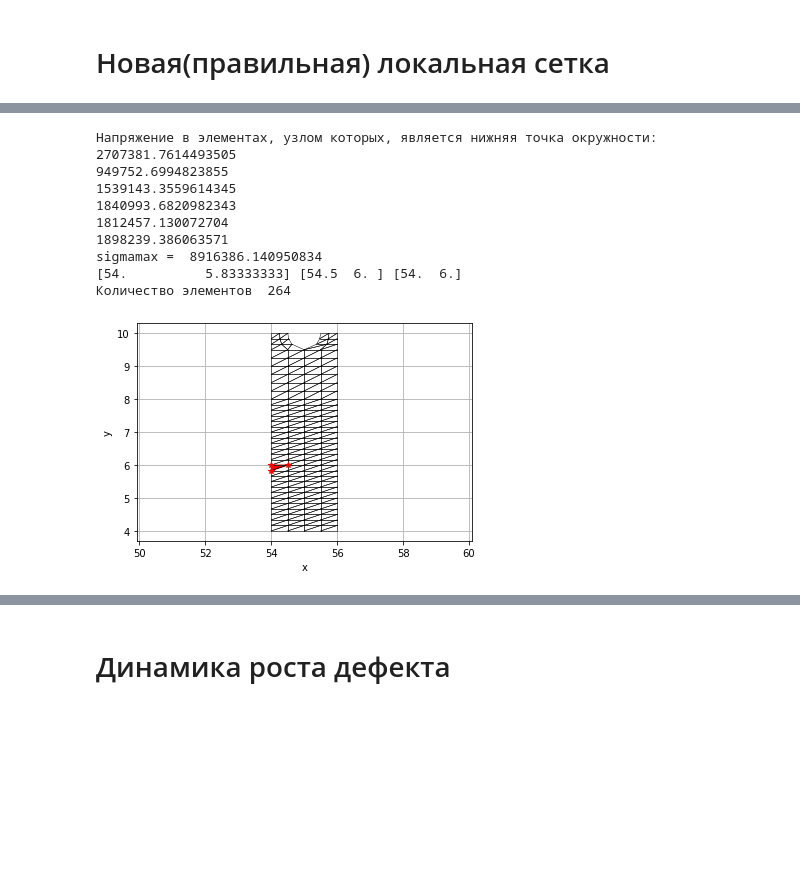
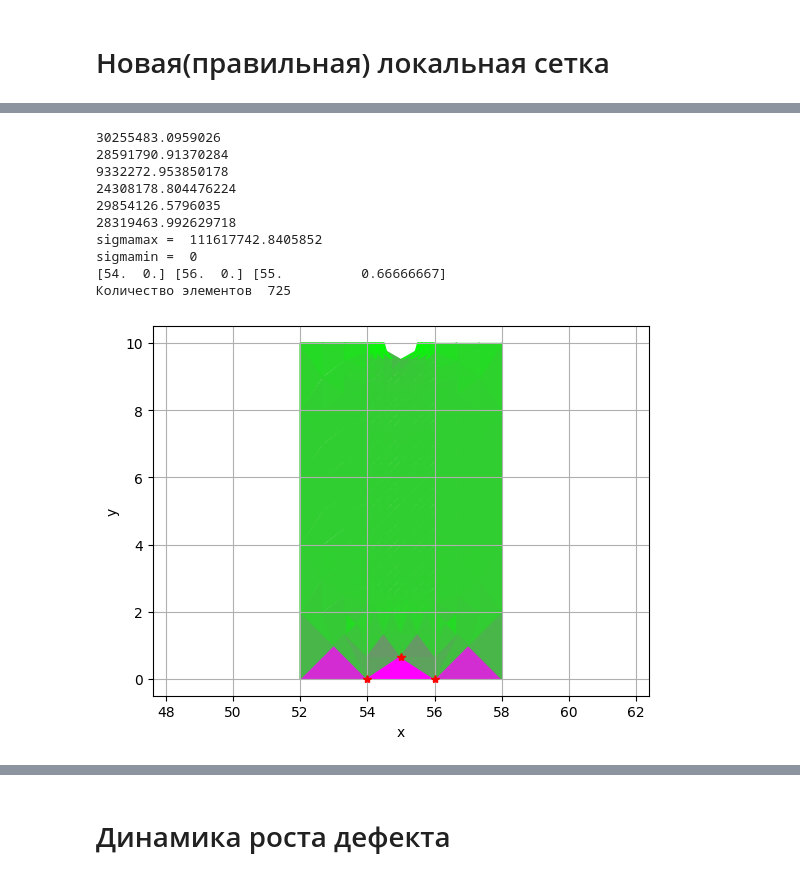
Before and after one commit to Viktorydogger/forFEM, a Jupyter notebook: Новая_задача.ipynb, the cells around one changed output, grey strips where cells are left out. Drawn from its saved outputs; the diff is of its cells as text; code cells hidden in the pictures; blank space fills up the shorter version.

```diff
--- a/Новая_задача.ipynb
+++ b/Новая_задача.ipynb
@@ -53,7 +53,7 @@ def uniform_function(h,p,m,delta,l):
     return NL, EL
 # %%
 def Det2(xi,yi,xj,yj,xk,yk):
-    return (xj*(yk - yi) + xi*(yj - yk) + xk*(yi - yj))
+    return ((xj*abs(yk - yi) + xi*abs(yj - yk) + xk*abs(yi - yj)))
 # %%
 def K_ok(A,lim):
     for i in range(int(len(lim)/2)):
@@ -196,7 +230,7 @@ def FEM(el_nod,Coord_nod,D,eff,Num_nod,Num_el,l):
 mu = 0.3
 E = 2.1*10**11
 h = 10
-p = 110
+p = 55
 m = 5
 delta = 0.5
 l = 11*h
@@ -210,10 +244,9 @@ eff = np.zeros((len(NL),2))
 for i in range(len(NL)):
     if NL[i,0] >= l:
         if NL[i,1] >= h or NL[i,1] == 0:
-            eff[i,0] = h*q/p/2
-
+            eff[i,0] = -h*q/m/2
         else:
-            eff[i,0] = h*q/p
+            eff[i,0] = -h*q/m
 #D = E/(1 - mu*mu)*np.array([[1,mu,0],[mu,1,0],[0,0, (1-mu)/2]])
 D = E*(1-mu)/((1+mu)*(1-2*mu))*np.array([[1,mu/(1-mu),0],[mu/(1-mu),1,0],[0,0,(1-2*mu)/(2*(1-mu))]])
 U = FEM(EL,NL,D,eff,len(NL),len(EL),l)
@@ -747,0 +1377,6 @@ Ufin = Ufin+Ugl
+# %%
+left_b = h*5+2*h/5
+right_b = 5*h+3*h/5
+NLgl,ELgl = local_mesh_without_deep(delta,left_b,h,h/5)
+ELgl = ELgl - np.ones((ELgl.shape[0],ELgl.shape[1]))
+ELgl = ELgl.astype(int)
@@ -747,0 +1387,3 @@ Ufin = Ufin+Ugl
+# %%
+left_b=52
+right_b=58
@@ -748,10 +1427,12 @@ Ufin = Ufin+Ugl
 # %%
+ln = len(NLgl)
+le = len(ELgl)
 lnap = np.matrix([-1,-1,-1])
 max_sig = 0
+min_sig = 0
 max_sig_i = -1
 m_s=0
 m_s_i=-1
-print("Напряжение в элементах, узлом которых, является нижняя точка окружности:")
 for i in range(le):
     B = make_B(i,ELgl,NLgl,D)
     Ui = np.zeros((6))
@@ -765,56 +1446,68 @@ for i in range(le):
     Nap = D.dot(Eps)
     lnap = np.append(lnap,[[Nap[0],Nap[1],Nap[2]]],axis=0)
     NapM = np.matrix([[Nap[0],Nap[2]],[Nap[2],Nap[1]]])
-    #now_sig = abs(Nap[0])
-    Sig,s = np.linalg.eig(NapM)
-    now_sig = ma.sqrt(Nap[0]**2-Nap[0]*Nap[1]+Nap[1]**2+3*Nap[2]**2)
+    now_sig = abs(Nap[0])
+    a = NLgl[ELgl[i,0],:]
+    b = NLgl[ELgl[i,1],:]
+    c = NLgl[ELgl[i,2],:]
+    #print(now_sig)
+    e = plt.Polygon([a,b,c],color=[(now_sig)/(111617744),1 - (now_sig)/(111617744),(now_sig)/(111617744)])
+    #e = plt.Polygon([a,b,c],color=[abs(now_sig)/4500,1 - abs(now_sig)/4500,abs(now_sig)/4500])
+    #e = plt.Polygon([a,b,c],color=[abs(now_sig)/101126640282,1 - abs(now_sig)/101166024282,abs(now_sig)/106610124282])
+    plt.gca().add_patch(e)
+    #Sig,s = np.linalg.eig(NapM)
+    #now_sig = ma.sqrt(Nap[0]**2-Nap[0]*Nap[1]+Nap[1]**2+3*Nap[2]**2)
     if(NLgl[ELgl[i,2],0]==55 and NLgl[ELgl[i,2],1]==10-delta ):
       print(now_sig)
     if(NLgl[ELgl[i,1],0]==55 and NLgl[ELgl[i,1],1]==10-delta ):
       print( now_sig)
     if(NLgl[ELgl[i,0],0]==55 and NLgl[ELgl[i,0],1]==10-delta ):
       print(now_sig)
     if now_sig > max_sig:
         max_sig = now_sig
+        #print("максимум ",max_sig)
         max_sig_i = i
+    if now_sig < min_sig:
+        min_sig = now_sig
+        #print(min_sig)
 
 print("sigmamax = ",max_sig)
+print("sigmamin = ",min_sig)
 a = NLgl[ELgl[max_sig_i,0],:]
 b = NLgl[ELgl[max_sig_i,1],:]
 c = NLgl[ELgl[max_sig_i,2],:]
 print(a,b,c)
 ELgl = ELgl + np.ones((ELgl.shape[0],ELgl.shape[1]))
 ELgl = ELgl.astype(int)
-x0, y0 = NLgl[ELgl[:,0]-1,0], NLgl[ELgl[:,0]-1,1]
-x1, y1 = NLgl[ELgl[:,1]-1,0], NLgl[ELgl[:,1]-1,1]
-x2, y2 = NLgl[ELgl[:,2]-1,0], NLgl[ELgl[:,2]-1,1]
-plt.plot(np.array([x0,x1]),np.array([y0,y1]),'black',linewidth=0.5);
-plt.plot(np.array([x1,x2]),np.array([y1,y2]),'black',linewidth=0.5);
-plt.plot(np.array([x2,x0]),np.array([y2,y0]),'black',linewidth=0.5);
+#x0, y0 = NLgl[ELgl[:,0]-1,0], NLgl[ELgl[:,0]-1,1]
+#x1, y1 = NLgl[ELgl[:,1]-1,0], NLgl[ELgl[:,1]-1,1]
+#x2, y2 = NLgl[ELgl[:,2]-1,0], NLgl[ELgl[:,2]-1,1]
+#plt.plot(np.array([x0,x1]),np.array([y0,y1]),'black',linewidth=0.5);
+#plt.plot(np.array([x1,x2]),np.array([y1,y2]),'black',linewidth=0.5);
+#plt.plot(np.array([x2,x0]),np.array([y2,y0]),'black',linewidth=0.5);
 plt.axis('equal')
 lnap = np.delete(lnap,0,axis = 0)
 print("Количество элементов ", le)
 plt.grid()
-e = plt.Polygon([a,b,c],color='red')
-plt.gca().add_patch(e)
+#e = plt.Polygon([a,b,c],color='red')
+#plt.gca().add_patch(e)
 plt.xlabel('x')
 plt.ylabel('y')
 plt.plot(b[0],b[1],'r*')
 plt.plot(a[0],a[1],'r*')
 plt.plot(c[0],c[1],'r*')
-plt.axis('equal')
 plt.show()
 plt.close()
 lnap = np.delete(lnap,0,axis = 0)
 # %% [output]
-Напряжение в элементах, узлом которых, является нижняя точка окружности:
-2707381.7614493505
-949752.6994823855
-1539143.3559614345
-1840993.6820982343
-1812457.130072704
-1898239.386063571
-sigmamax =  8916386.140950834
-[54.          5.83333333] [54.5  6. ] [54.  6.]
-Количество элементов  264
+30255483.0959026
+28591790.91370284
+9332272.953850178
+24308178.804476224
+29854126.5796035
+28319463.992629718
+sigmamax =  111617742.8405852
+sigmamin =  0
+[54.  0.] [56.  0.] [55.          0.66666667]
+Количество элементов  725
-[figure, old version]
+[figure, new version]
```
Also changed, not shown: parts of 51 cells of this notebook.
